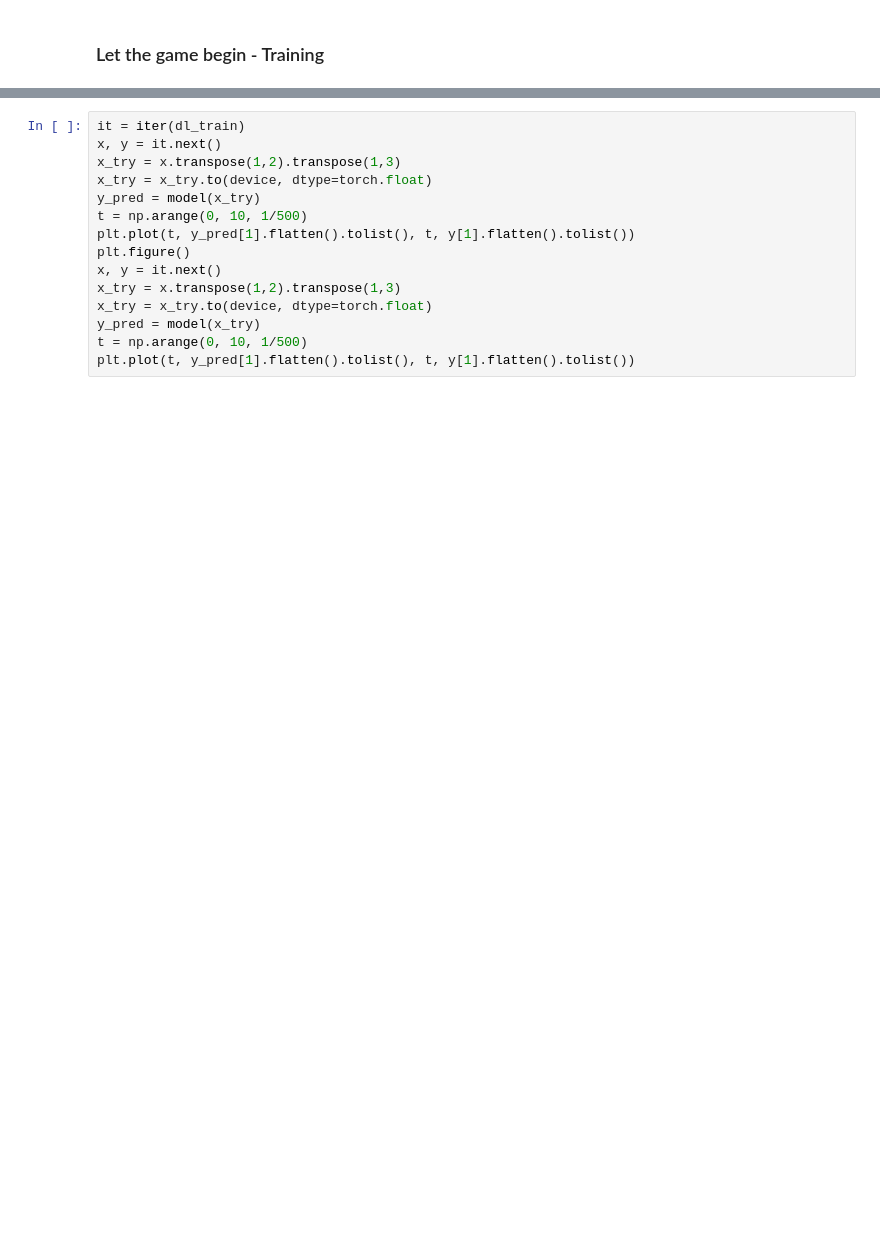
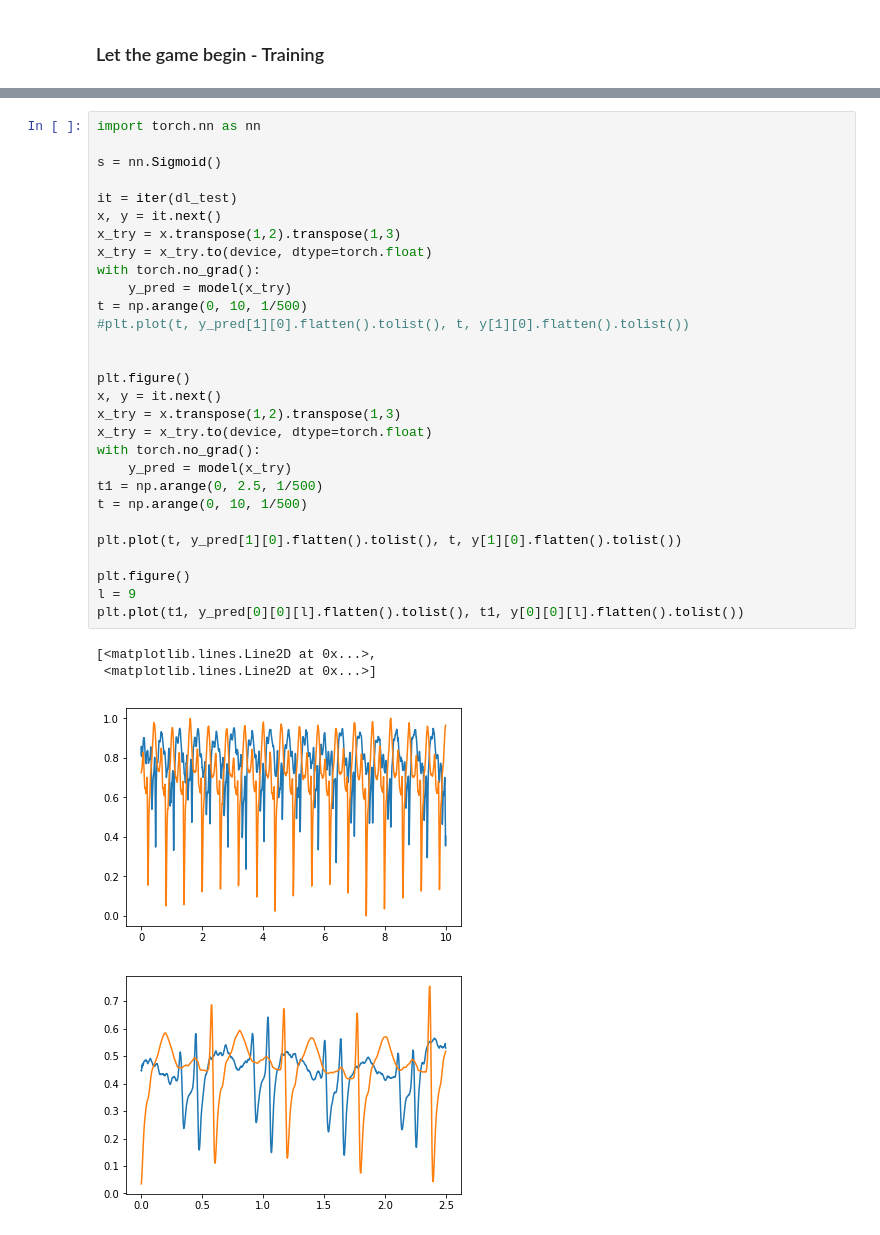
Before and after one commit to vgliner/2366605-Final-Project, a Jupyter notebook: demostrations.ipynb, the cells around one changed output, grey strips where cells are left out. Saved outputs shown, nothing was run; the diff lists cells and outputs as text; blank space fills up the shorter version.

```diff
--- a/demostrations.ipynb
+++ b/demostrations.ipynb
@@ -557,15 +775,34 @@ plt.plot(t, y_pred[1].flatten().tolist(), t, y[1].flatten().tolist())
 # %%
-it = iter(dl_train)
+import torch.nn as nn
+
+s = nn.Sigmoid()
+
+it = iter(dl_test)
 x, y = it.next()
 x_try = x.transpose(1,2).transpose(1,3)
 x_try = x_try.to(device, dtype=torch.float)
-y_pred = model(x_try)
+with torch.no_grad():
+    y_pred = model(x_try)
 t = np.arange(0, 10, 1/500)
-plt.plot(t, y_pred[1].flatten().tolist(), t, y[1].flatten().tolist())
+#plt.plot(t, y_pred[1][0].flatten().tolist(), t, y[1][0].flatten().tolist())
+
+
 plt.figure()
 x, y = it.next()
 x_try = x.transpose(1,2).transpose(1,3)
 x_try = x_try.to(device, dtype=torch.float)
-y_pred = model(x_try)
+with torch.no_grad():
+    y_pred = model(x_try)
+t1 = np.arange(0, 2.5, 1/500)
 t = np.arange(0, 10, 1/500)
-plt.plot(t, y_pred[1].flatten().tolist(), t, y[1].flatten().tolist())
+
+plt.plot(t, y_pred[1][0].flatten().tolist(), t, y[1][0].flatten().tolist())
+
+plt.figure()
+l = 9
+plt.plot(t1, y_pred[0][0][l].flatten().tolist(), t1, y[0][0][l].flatten().tolist())
+# %% [output]
+[<matplotlib.lines.Line2D at 0x...>,
+ <matplotlib.lines.Line2D at 0x...>]
+[figure, added]
+[figure, added]
```
Also changed, not shown: parts of 33 cells of this notebook, 6 other files.
